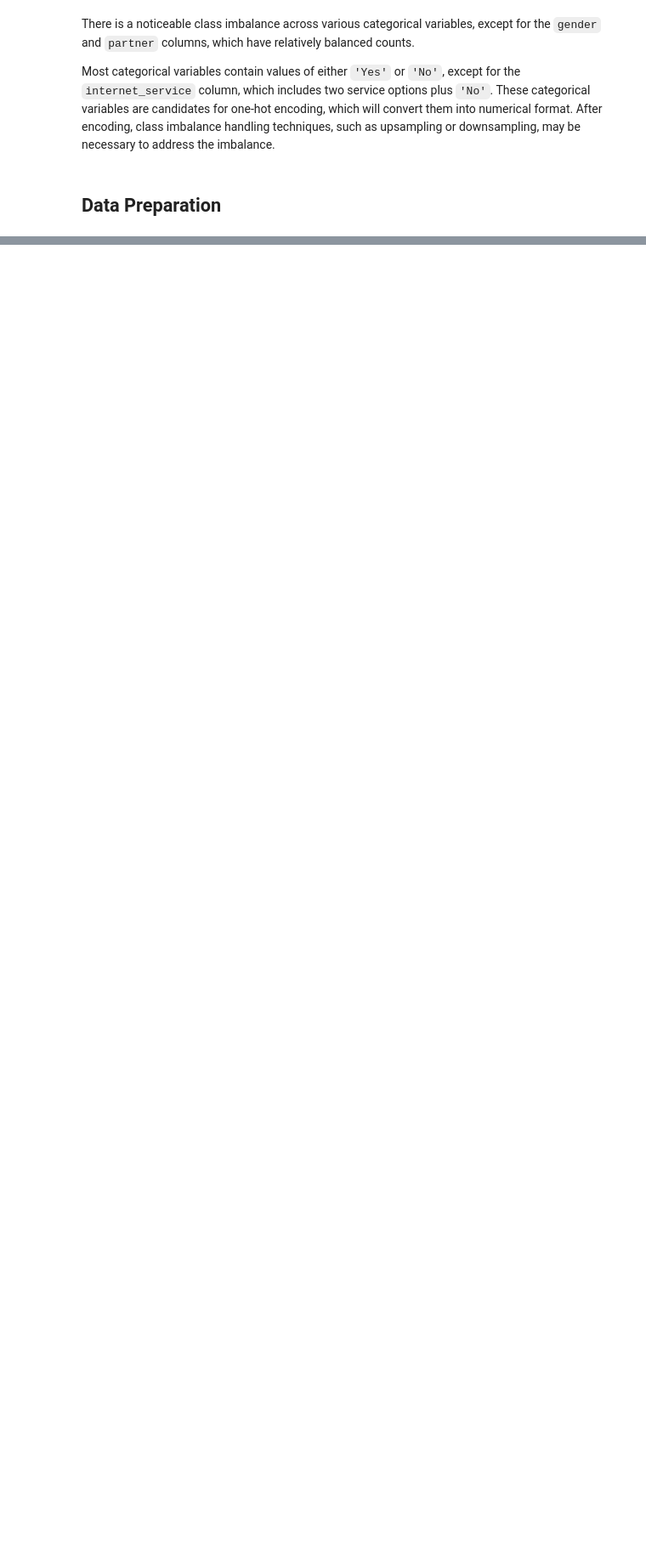
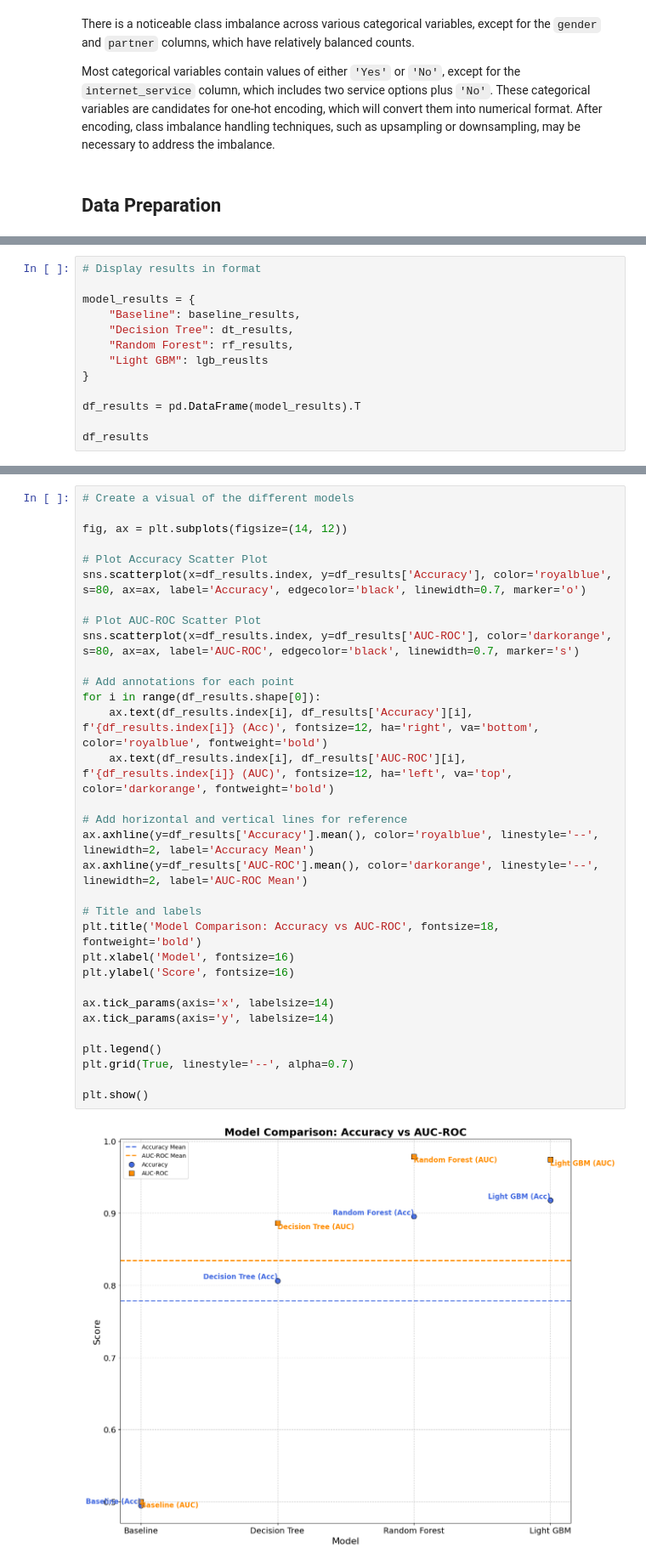
Before and after one commit to mnunezsa95/ds_project_capstone_project, a Jupyter notebook: notebook/sprint_17_final_project.ipynb, the cells around one changed output, grey strips where cells are left out. Shown at 85% size. Drawn from its saved outputs; the diff is of its cells as text; blank space fills up the shorter version.

Commit message:
train different models

```diff
--- a/notebook/sprint_17_final_project.ipynb
+++ b/notebook/sprint_17_final_project.ipynb
@@ -941,0 +1179,13 @@ Data Shapes:
+# %%
+# Display results in format
+
+model_results = {
+    "Baseline": baseline_results,
+    "Decision Tree": dt_results,
+    "Random Forest": rf_results,
+    "Light GBM": lgb_reuslts
+}
+
+df_results = pd.DataFrame(model_results).T
+
+df_results
@@ -941,0 +1198,34 @@ Data Shapes:
+# %%
+# Create a visual of the different models
+
+fig, ax = plt.subplots(figsize=(14, 12))
+
+# Plot Accuracy Scatter Plot
+sns.scatterplot(x=df_results.index, y=df_results['Accuracy'], color='royalblue', s=80, ax=ax, label='Accuracy', edgecolor='black', linewidth=0.7, marker='o')
+
+# Plot AUC-ROC Scatter Plot
+sns.scatterplot(x=df_results.index, y=df_results['AUC-ROC'], color='darkorange', s=80, ax=ax, label='AUC-ROC', edgecolor='black', linewidth=0.7, marker='s')
+
+# Add annotations for each point
+for i in range(df_results.shape[0]):
+    ax.text(df_results.index[i], df_results['Accuracy'][i], f'{df_results.index[i]} (Acc)', fontsize=12, ha='right', va='bottom', color='royalblue', fontweight='bold')
+    ax.text(df_results.index[i], df_results['AUC-ROC'][i], f'{df_results.index[i]} (AUC)', fontsize=12, ha='left', va='top', color='darkorange', fontweight='bold')
+
+# Add horizontal and vertical lines for reference
+ax.axhline(y=df_results['Accuracy'].mean(), color='royalblue', linestyle='--', linewidth=2, label='Accuracy Mean')
+ax.axhline(y=df_results['AUC-ROC'].mean(), color='darkorange', linestyle='--', linewidth=2, label='AUC-ROC Mean')
+
+# Title and labels
+plt.title('Model Comparison: Accuracy vs AUC-ROC', fontsize=18, fontweight='bold')
+plt.xlabel('Model', fontsize=16)
+plt.ylabel('Score', fontsize=16)
+
+ax.tick_params(axis='x', labelsize=14)
+ax.tick_params(axis='y', labelsize=14)
+
+plt.legend()
+plt.grid(True, linestyle='--', alpha=0.7)
+
+plt.show()
+# %% [output]
+[figure, added]
```
Also changed, not shown: parts of 87 cells of this notebook.
